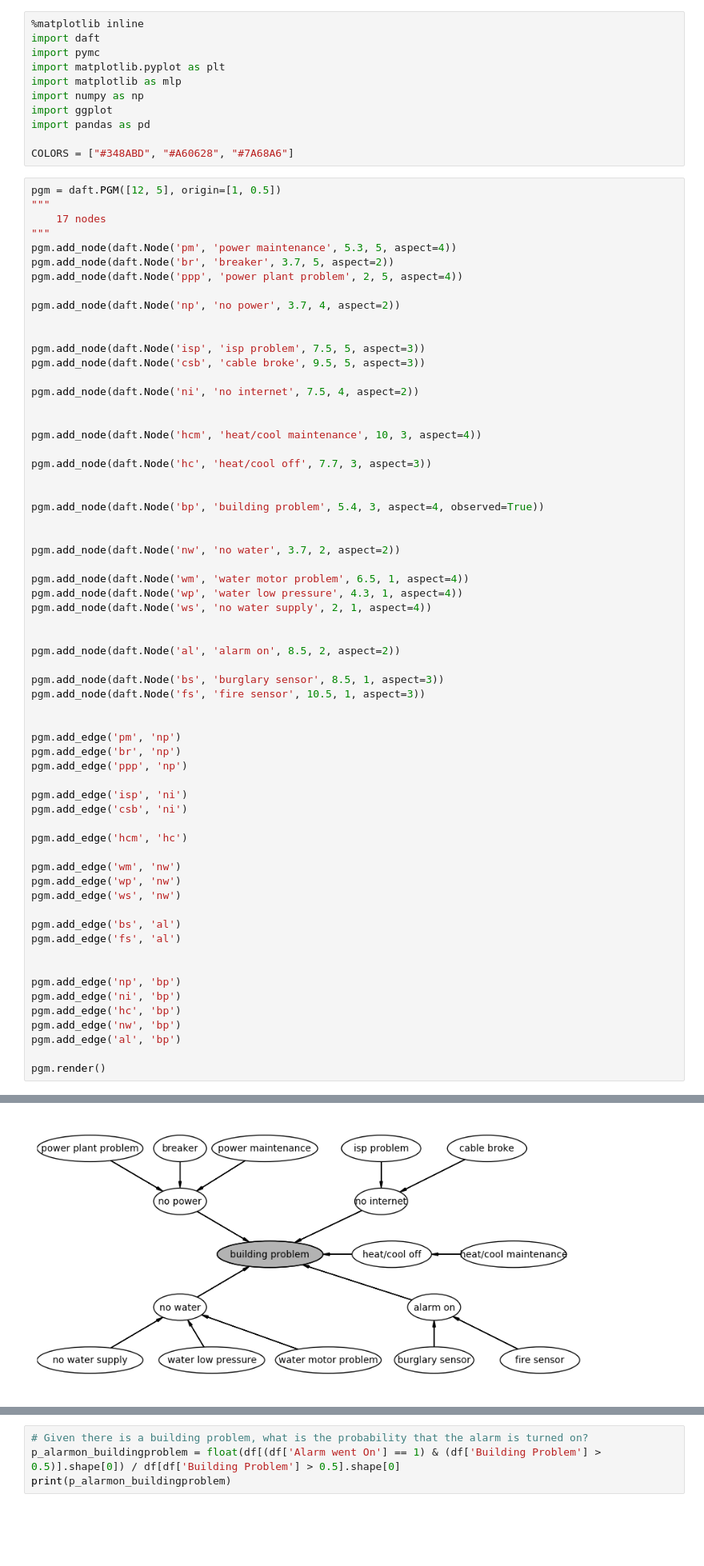
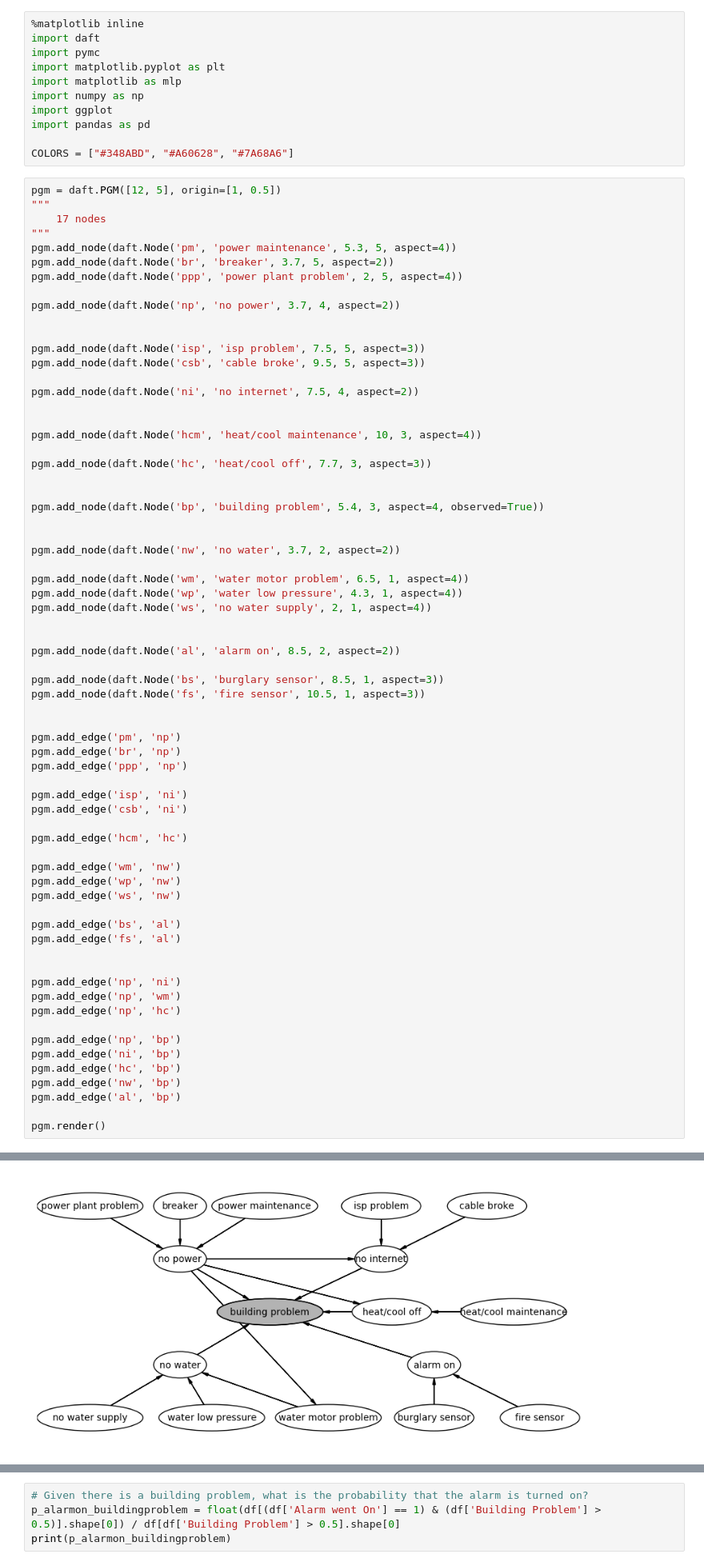
Before and after one commit to rolisanchez/ai-project-mcmc, a Jupyter notebook: building-mcmc.ipynb, the cells around one changed output, grey strips where cells are left out. Shown at 80% size. Cells and saved outputs as stored; diff of their text form; blank space fills up the shorter version.

```diff
--- a/building-mcmc.ipynb
+++ b/building-mcmc.ipynb
@@ -47,34 +47,38 @@ pgm.add_node(daft.Node('al', 'alarm on', 8.5, 2, aspect=2))
 pgm.add_node(daft.Node('bs', 'burglary sensor', 8.5, 1, aspect=3))
 pgm.add_node(daft.Node('fs', 'fire sensor', 10.5, 1, aspect=3))
 
 
 pgm.add_edge('pm', 'np')
 pgm.add_edge('br', 'np')
 pgm.add_edge('ppp', 'np')
 
 pgm.add_edge('isp', 'ni')
 pgm.add_edge('csb', 'ni')
 
 pgm.add_edge('hcm', 'hc')
 
 pgm.add_edge('wm', 'nw')
 pgm.add_edge('wp', 'nw')
 pgm.add_edge('ws', 'nw')
 
 pgm.add_edge('bs', 'al')
 pgm.add_edge('fs', 'al')
 
 
+pgm.add_edge('np', 'ni')
+pgm.add_edge('np', 'wm')
+pgm.add_edge('np', 'hc')
+
 pgm.add_edge('np', 'bp')
 pgm.add_edge('ni', 'bp')
 pgm.add_edge('hc', 'bp')
 pgm.add_edge('nw', 'bp')
 pgm.add_edge('al', 'bp')
 
 pgm.render()
 # %% [output]
 <matplotlib.axes._axes.Axes at 0x...>
-[figure, old version]
+[figure, new version]
 # %%
 # Initialization
 observed_values = [1.]
```
Also changed, not shown: parts of 5 cells of this notebook, 25 other files.
